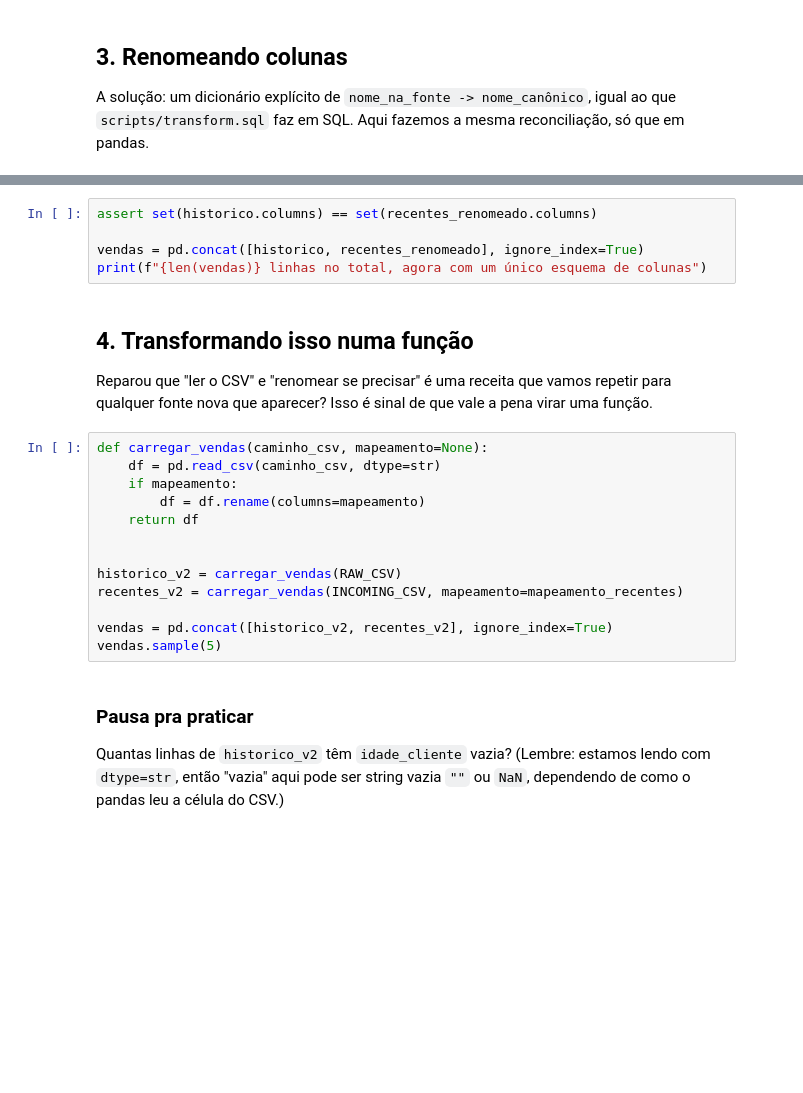
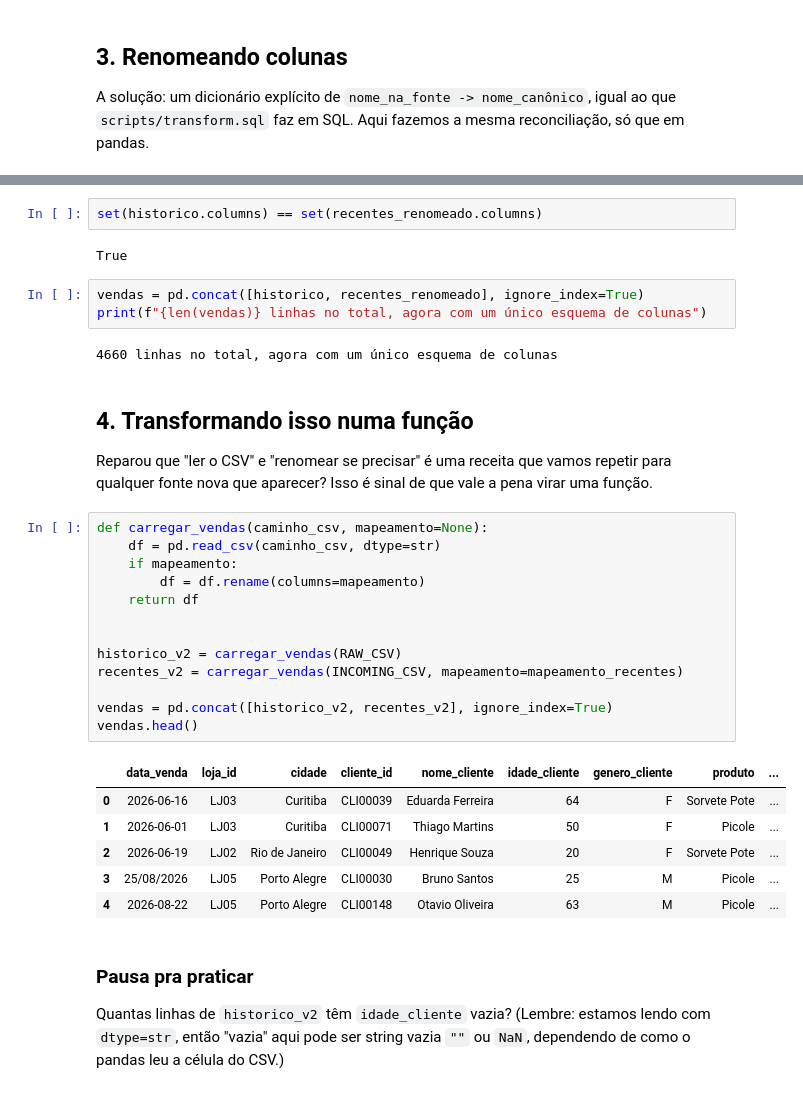
Before and after one commit to danietakeshi/workshop-pipeline-dados, a Jupyter notebook: notebooks/construindo_pipeline.ipynb, the cells around one changed output, grey strips where cells are left out. Saved outputs shown, nothing was run; the diff lists cells and outputs as text; blank space fills up the shorter version.

```diff
--- a/notebooks/construindo_pipeline.ipynb
+++ b/notebooks/construindo_pipeline.ipynb
@@ -85,8 +146,12 @@ recentes_renomeado.head()
 # %%
-assert set(historico.columns) == set(recentes_renomeado.columns)
-
-vendas = pd.concat([historico, recentes_renomeado], ignore_index=True)
-print(f"{len(vendas)} linhas no total, agora com um único esquema de colunas")
+set(historico.columns) == set(recentes_renomeado.columns)
+# %% [output]
+True
+# %%
+vendas = pd.concat([historico, recentes_renomeado], ignore_index=True)
+print(f"{len(vendas)} linhas no total, agora com um único esquema de colunas")
+# %% [output]
+4660 linhas no total, agora com um único esquema de colunas
 # %% [markdown]
 ## 4. Transformando isso numa função
 
@@ -94,16 +159,23 @@ Reparou que "ler o CSV" e "renomear se precisar" é uma receita que vamos repeti
 # %%
 def carregar_vendas(caminho_csv, mapeamento=None):
     df = pd.read_csv(caminho_csv, dtype=str)
     if mapeamento:
         df = df.rename(columns=mapeamento)
     return df
 
 
 historico_v2 = carregar_vendas(RAW_CSV)
 recentes_v2 = carregar_vendas(INCOMING_CSV, mapeamento=mapeamento_recentes)
 
 vendas = pd.concat([historico_v2, recentes_v2], ignore_index=True)
-vendas.sample(5)
+vendas.head()
+# %% [output]
+|  | data_venda | loja_id | cidade | cliente_id | nome_cliente | idade_cliente | genero_cliente | produto | ... |
+| 0 | 2026-06-16 | LJ03 | Curitiba | CLI00039 | Eduarda Ferreira | 64 | F | Sorvete Pote | ... |
+| 1 | 2026-06-01 | LJ03 | Curitiba | CLI00071 | Thiago Martins | 50 | F | Picole | ... |
+| 2 | 2026-06-19 | LJ02 | Rio de Janeiro | CLI00049 | Henrique Souza | 20 | F | Sorvete Pote | ... |
+| 3 | 25/08/2026 | LJ05 | Porto Alegre | CLI00030 | Bruno Santos | 25 | M | Picole | ... |
+| 4 | 2026-08-22 | LJ05 | Porto Alegre | CLI00148 | Otavio Oliveira | 63 | M | Picole | ... |
 # %% [markdown]
 ### Pausa pra praticar
 
```
Also changed, not shown: parts of 41 cells of this notebook.
